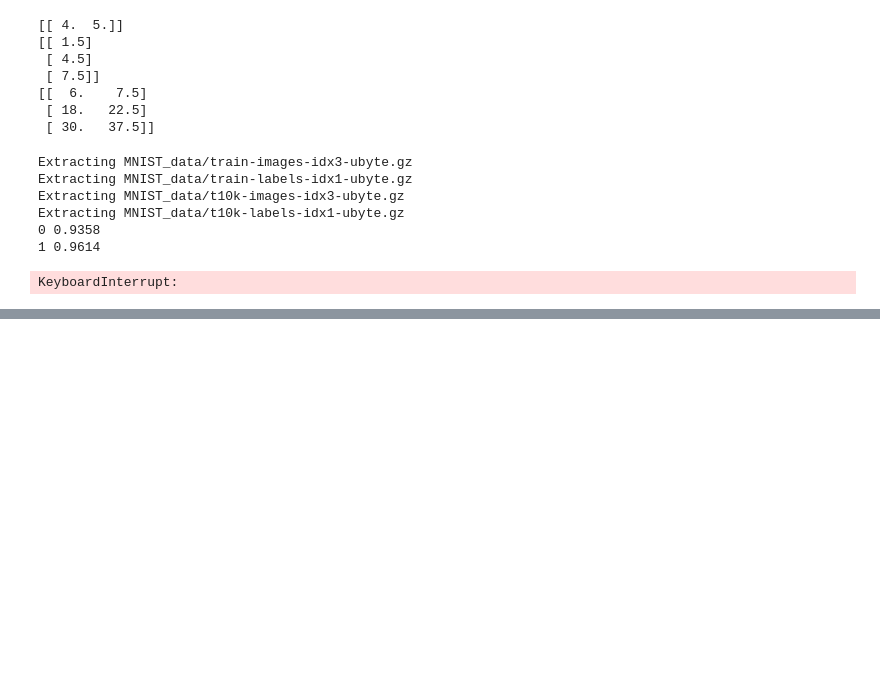
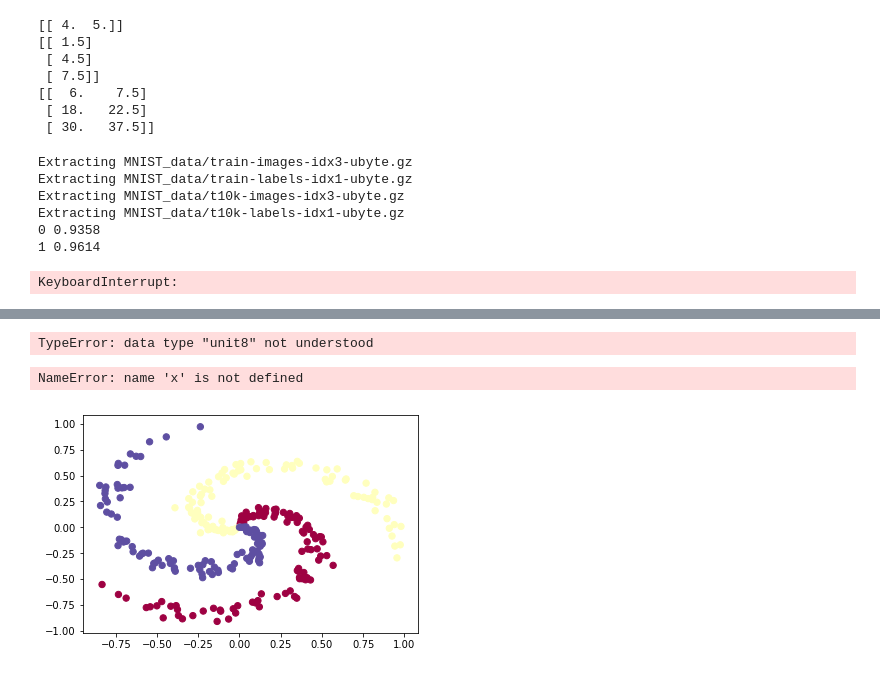
Before and after one commit to jaassoon/TensorFlow-Tutorials, a Jupyter notebook: Untitled.ipynb, the cells around one changed output, grey strips where cells are left out. Saved outputs shown, nothing was run; the diff lists cells and outputs as text; code cells hidden in the pictures; blank space fills up the shorter version.

```diff
--- a/Untitled.ipynb
+++ b/Untitled.ipynb
@@ -115,0 +144,72 @@ KeyboardInterrupt:
+# %%
+# %load basic/scatter.py
+#!/usr/bin/env python
+# %matplotlib inline
+import numpy as np
+import matplotlib.pyplot as plt
+
+N=100
+D=2
+K=3
+X=np.zeros((N*K,D))
+y=np.zeros(N*K,dtype='unit8')
+
+for j in range(K):
+  ix=range(N*j,N*(j+1))
+  r=np.linspace(0,0,1,N)
+  t=np.linspace(j*4,(j+1)*4,N)+np.random.randn(N)*0.2
+  X[ix]=np.c_[r*np.sin(t),r*np.cos(t)]
+  y[ix]=j
+
+plt.scatter(x[:,0],X[:,1],c=y,s=40,cmap=plt.cm.Spectral)
+plt.show()
+# %% [output]
+TypeError: data type "unit8" not understood
+# %%
+# %load basic/scatter.py
+#!/usr/bin/env python
+# %matplotlib inline
+import numpy as np
+import matplotlib.pyplot as plt
+
+N=100
+D=2
+K=3
+X=np.zeros((N*K,D))
+y=np.zeros(N*K,dtype='uint8')
+
+for j in range(K):
+  ix=range(N*j,N*(j+1))
+  r=np.linspace(0,0,1,N)
+  t=np.linspace(j*4,(j+1)*4,N)+np.random.randn(N)*0.2
+  X[ix]=np.c_[r*np.sin(t),r*np.cos(t)]
+  y[ix]=j
+
+plt.scatter(x[:,0],X[:,1],c=y,s=40,cmap=plt.cm.Spectral)
+plt.show()
+# %% [output]
+NameError: name 'x' is not defined
+# %%
+# %load basic/scatter.py
+#!/usr/bin/env python
+%matplotlib inline
+import numpy as np
+import matplotlib.pyplot as plt
+
+N=100
+D=2
+K=3
+X=np.zeros((N*K,D))
+y=np.zeros(N*K,dtype='uint8')
+
+for j in range(K):
+  ix=range(N*j,N*(j+1))
+  r=np.linspace(0.0,1,N)
+  t=np.linspace(j*4,(j+1)*4,N)+np.random.randn(N)*0.2
+  X[ix]=np.c_[r*np.sin(t),r*np.cos(t)]
+  y[ix]=j
+
+plt.scatter(X[:,0],X[:,1],c=y,s=40,cmap=plt.cm.Spectral)
+plt.show()
+# %% [output]
+[figure, added]
```
Also changed, not shown: parts of 4 cells of this notebook, 18 other files.
